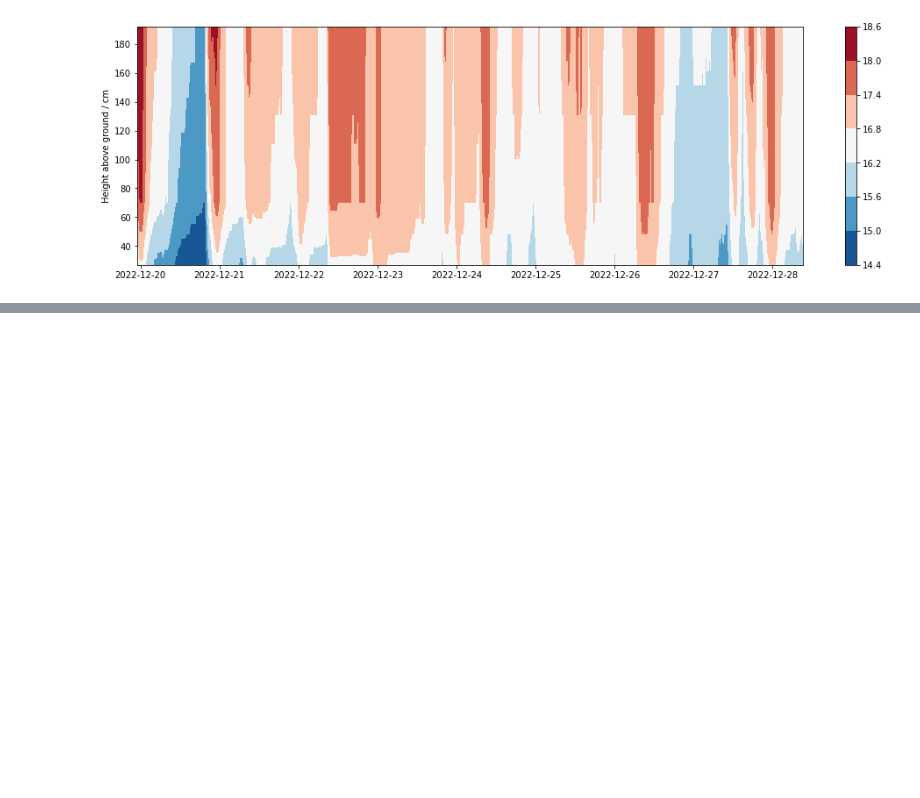
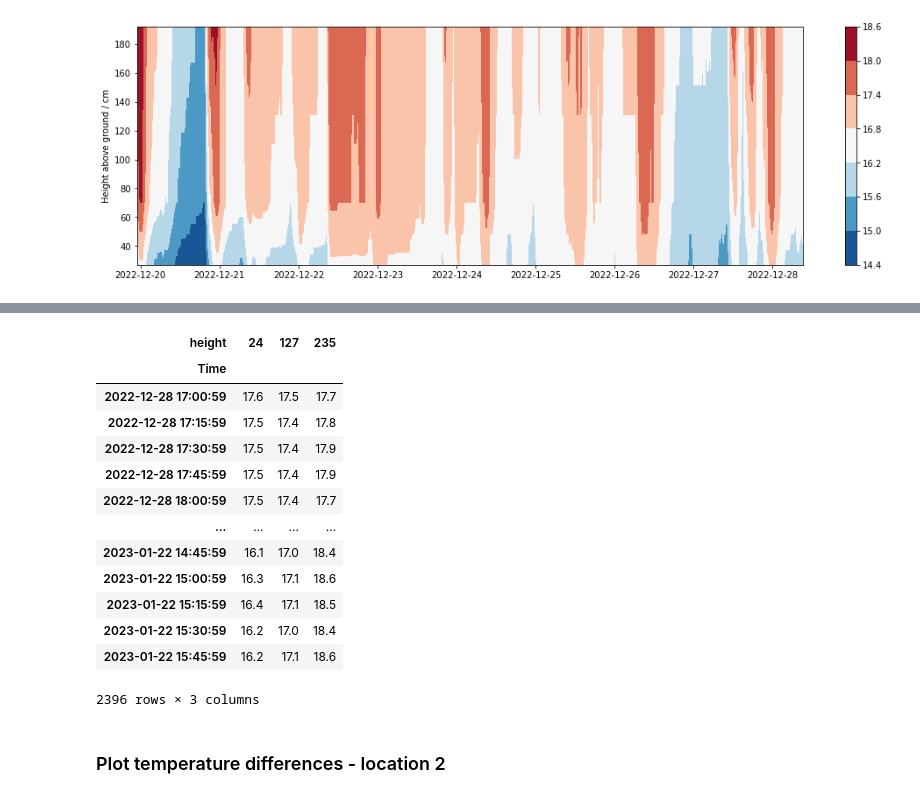
Before and after one commit to acfogarty/temperature-mapping, a Jupyter notebook: Temperature_by_height.ipynb, the cells around one changed output, grey strips where cells are left out. Saved outputs shown, nothing was run; the diff lists cells and outputs as text; code cells hidden in the pictures; blank space fills up the shorter version.

```diff
--- a/Temperature_by_height.ipynb
+++ b/Temperature_by_height.ipynb
@@ -126,0 +154,4 @@ fig2.update_layout(yaxis_title="Height above ground / cm")
+# %%
+df_bas = utils.get_all_data_for_location("salon_papier_brouillon", df_rec)
+df_moyen = utils.get_all_data_for_location("salon_etagere_joulik", df_rec)
+df_haut = utils.get_all_data_for_location("salon_plafond_fenetre", df_rec)
@@ -126,0 +211,20 @@ fig2.update_layout(yaxis_title="Height above ground / cm")
+# %%
+df_p = process_time_series(df_bas, df_moyen, df_haut)
+df_p
+# %% [output]
+| height | 24 | 127 | 235 |
+| Time |  |  |  |
+| 2022-12-28 17:00:59 | 17.6 | 17.5 | 17.7 |
+| 2022-12-28 17:15:59 | 17.5 | 17.4 | 17.8 |
+| 2022-12-28 17:30:59 | 17.5 | 17.4 | 17.9 |
+| 2022-12-28 17:45:59 | 17.5 | 17.4 | 17.9 |
+| 2022-12-28 18:00:59 | 17.5 | 17.4 | 17.7 |
+| ... | ... | ... | ... |
+| 2023-01-22 14:45:59 | 16.1 | 17.0 | 18.4 |
+| 2023-01-22 15:00:59 | 16.3 | 17.1 | 18.6 |
+| 2023-01-22 15:15:59 | 16.4 | 17.1 | 18.5 |
+| 2023-01-22 15:30:59 | 16.2 | 17.0 | 18.4 |
+| 2023-01-22 15:45:59 | 16.2 | 17.1 | 18.6 |
+2396 rows × 3 columns
+# %% [markdown]
+### Plot temperature differences - location 2
```
Also changed, not shown: parts of 27 cells of this notebook.
